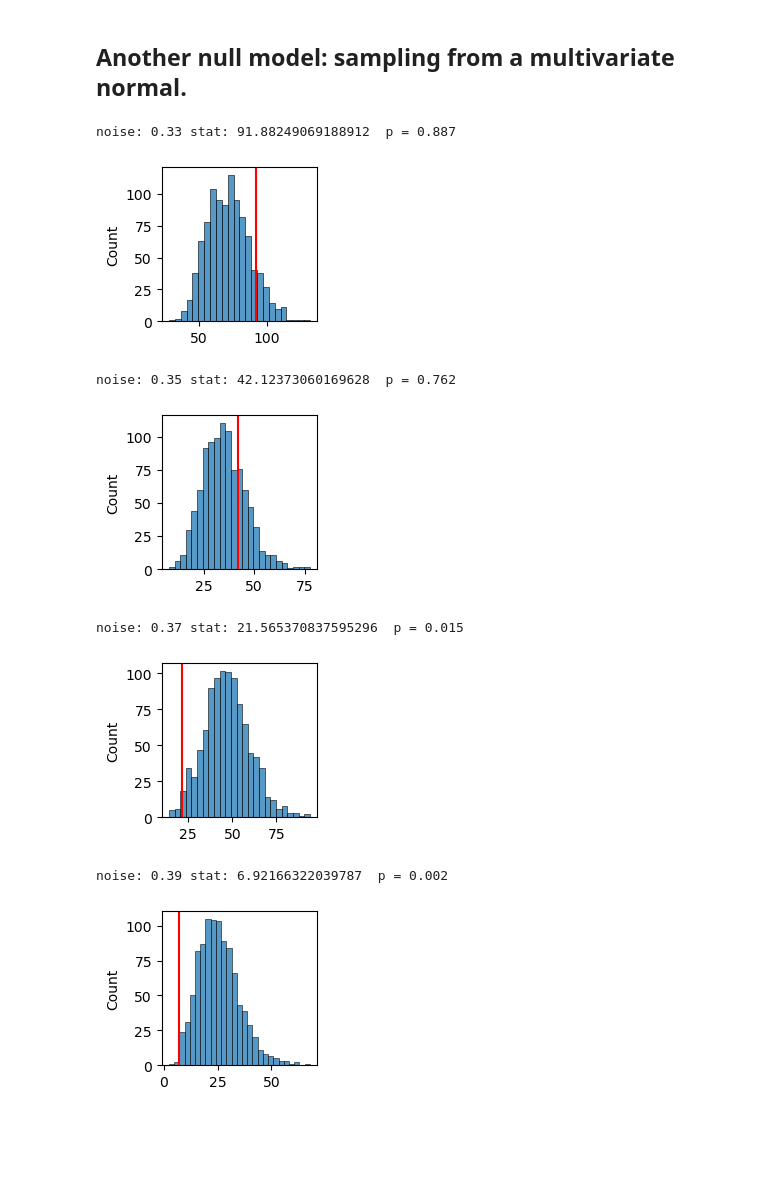
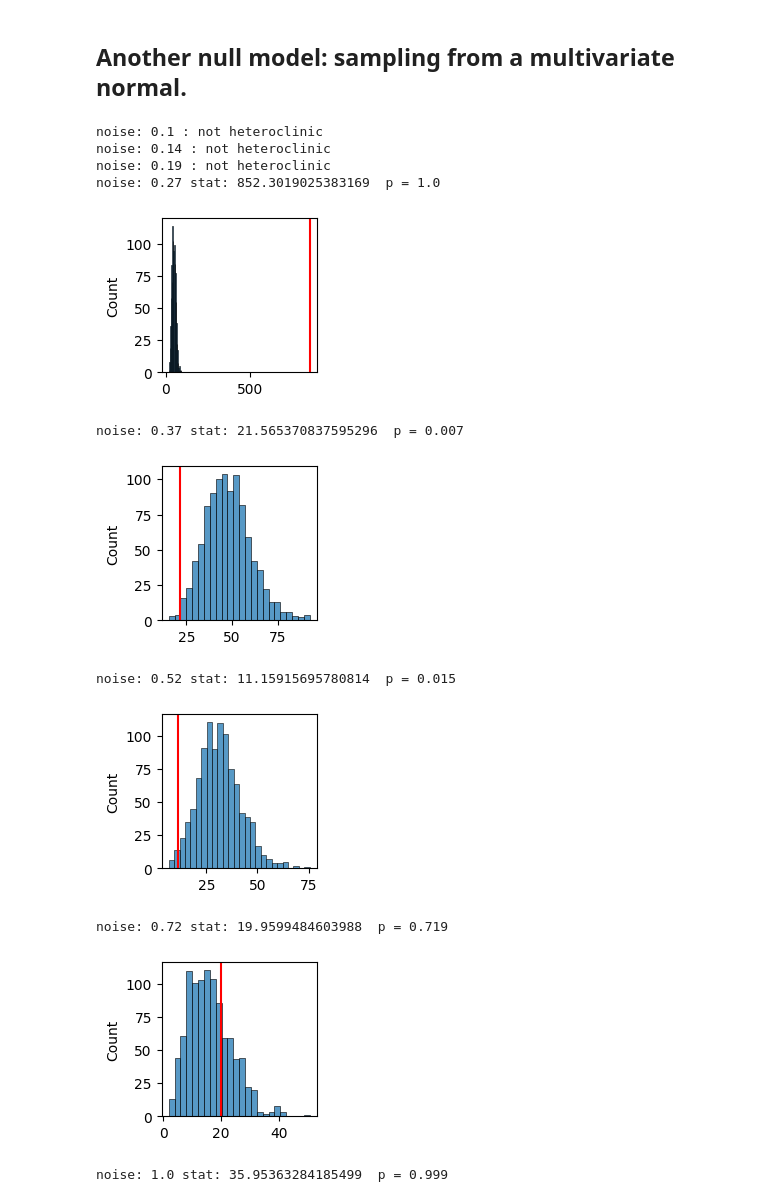
Before and after one commit to pni-lab/connattractor, a Jupyter notebook: notebooks/null_models.ipynb, the cells around one changed output. Saved outputs shown, nothing was run; the diff lists cells and outputs as text; code cells hidden in the pictures; blank space fills up the shorter version.

```diff
--- a/notebooks/null_models.ipynb
+++ b/notebooks/null_models.ipynb
@@ -52,7 +71,7 @@ perc. scrubbed: 0.515
 simresults_all = {}
 hopfield_embeddings_all = {}
 
-for noise in [0.33, 0.35, 0.37, 0.39]:
+for noise in np.round(np.logspace(-1, 0, 8), 2):
     simresults_all[noise] = analysis.simulate_activations(mtx.values, noise_coef=noise,
                                                           num_iter=100000, beta=0.04, random_state=2023)
     hopfield_embeddings_all[noise] = analysis.create_embeddings(simresults_all[noise],
@@ -60,7 +79,7 @@ for noise in [0.33, 0.35, 0.37, 0.39]:
 # %%
 # time spent in state
 emp_attractor_states = {}
-for noise in [0.33, 0.35, 0.37, 0.39]:
+for noise in np.round(np.logspace(-1, 0, 8), 2):
     tmp = []
     for s in tqdm(range(all_ts.shape[0])):
         tmp.append(hopfield_embeddings_all[noise].hopnet.update(all_ts[s, :])[0])
@@ -68,9 +91,9 @@ for noise in [0.33, 0.35, 0.37, 0.39]:
 # %%
 emp_attractor_labels = {}
-for noise in [0.33, 0.35, 0.37, 0.39]:
+for noise in np.round(np.logspace(-1, 0, 8), 2):
     emp_attractor_labels[noise] = []
     for i in range(emp_attractor_states[noise].shape[0]):
-        for key in [0,1,2,3]:
+        for key in hopfield_embeddings_all[noise].attractors.keys():
             #print(hopfield_embeddings_all[noise].attractors[key], emp_attractor_states[noise][i,:])
             if np.allclose(hopfield_embeddings_all[noise].attractors[key], emp_attractor_states[noise][i,:], atol=0.001):
                 emp_attractor_labels[noise].append(key)
@@ -97,14 +120,20 @@ from scipy.stats import chisquare
 
 n_perm =1000
 
-for noise in [0.33, 0.35, 0.37, 0.39]:
+for noise in np.round(np.logspace(-1, 0, 8), 2):
+
 
     # simulated
     sim_attractor_states = hopfield_embeddings_all[noise].attractor_sample
     label_sim, counts_sim = np.unique(sim_attractor_states, return_counts=True)
-
+    if len(counts_sim)==1:
+        print('noise:', noise, ': not heteroclinic')
+        continue
     # empirical
     label_emp, counts_emp = np.unique(emp_attractor_labels[noise], return_counts=True)
+    if len(counts_emp)==1:
+        print('noise:', noise, ': not heteroclinic')
+        continue
     true_test_stat = chisquare(counts_sim, counts_emp).statistic
 
     # null distribution for empirical
@@ -145,44 +179,51 @@ from scipy.stats import chisquare
 
 n_perm =1000
 
-for noise in [0.33, 0.35, 0.37, 0.39]:
+for noise in np.round(np.logspace(-1, 0, 8), 2):
 
     # simulated
     sim_states = hopfield_embeddings_all[noise].state_sample
     sim_embedded = hopfield_embeddings_all[noise].embedding_model.transform(sim_states)[:, :2]
     sim_attractor_states = hopfield_embeddings_all[noise].attractor_sample
     label_sim, counts_sim = np.unique(sim_attractor_states, return_counts=True)
+    if len(counts_sim)==1:
+        print('noise:', noise, ': not heteroclinic')
+        continue
 
     label_emp, counts_emp = np.unique(emp_attractor_labels[noise], return_counts=True)
     true_test_stat = chisquare(counts_sim, counts_emp).statistic # the higher the stat the bigger the diff
 
     # null distribution for simulated
     test_stat_null = []
     for i in range(n_perm):
 
         all_ts_multivariate_normal = random.multivariate_normal(mean=np.repeat(0, mtx.shape[0]),
                                                                 cov=mtx.values,
                                                                 size=all_ts.shape[0])
 
         embedded = hopfield_embeddings_all[noise].embedding_model.transform(all_ts_multivariate_normal)[:, :2]
         # multivariate normal knows about the mean and std of the original distribution
         # we must give equal chances: rescale it to have the same range as the fcHNN simulated data
         embedded = (((embedded-np.mean(embedded)) / np.std(embedded)) * np.std(sim_embedded))+ np.mean(sim_embedded)
         attractor_labels = hopfield_embeddings_all[noise].attractor_model.predict(embedded)
         label_sim_null, counts_sim_null = np.unique(attractor_labels, return_counts=True)
         test_stat_null.append(chisquare(counts_sim_null, counts_emp).statistic) # does this differ from empirical data?
 
     plt.figure(figsize=(2,2))
     sns.histplot(test_stat_null)
     plt.axvline(true_test_stat, color='red')
     print('noise:', noise, 'stat:', true_test_stat, ' p =', np.sum(np.array(test_stat_null) < true_test_stat) / n_perm)
     plt.show()
 # %% [output]
-noise: 0.33 stat: 91.88249069188912  p = 0.887
+noise: 0.1 : not heteroclinic
+noise: 0.14 : not heteroclinic
+noise: 0.19 : not heteroclinic
+noise: 0.27 stat: 852.3019025383169  p = 1.0
-[figure, old version]
+[figure, new version]
-noise: 0.35 stat: 42.12373060169628  p = 0.762
+noise: 0.37 stat: 21.565370837595296  p = 0.007
-[figure, old version]
+[figure, new version]
-noise: 0.37 stat: 21.565370837595296  p = 0.015
+noise: 0.52 stat: 11.15915695780814  p = 0.015
-[figure, old version]
+[figure, new version]
-noise: 0.39 stat: 6.92166322039787  p = 0.002
+noise: 0.72 stat: 19.9599484603988  p = 0.719
-[figure, old version]
+[figure, new version]
+noise: 1.0 stat: 35.95363284185499  p = 0.999
```
Also changed, not shown: parts of 5 cells of this notebook, 11 other files.
